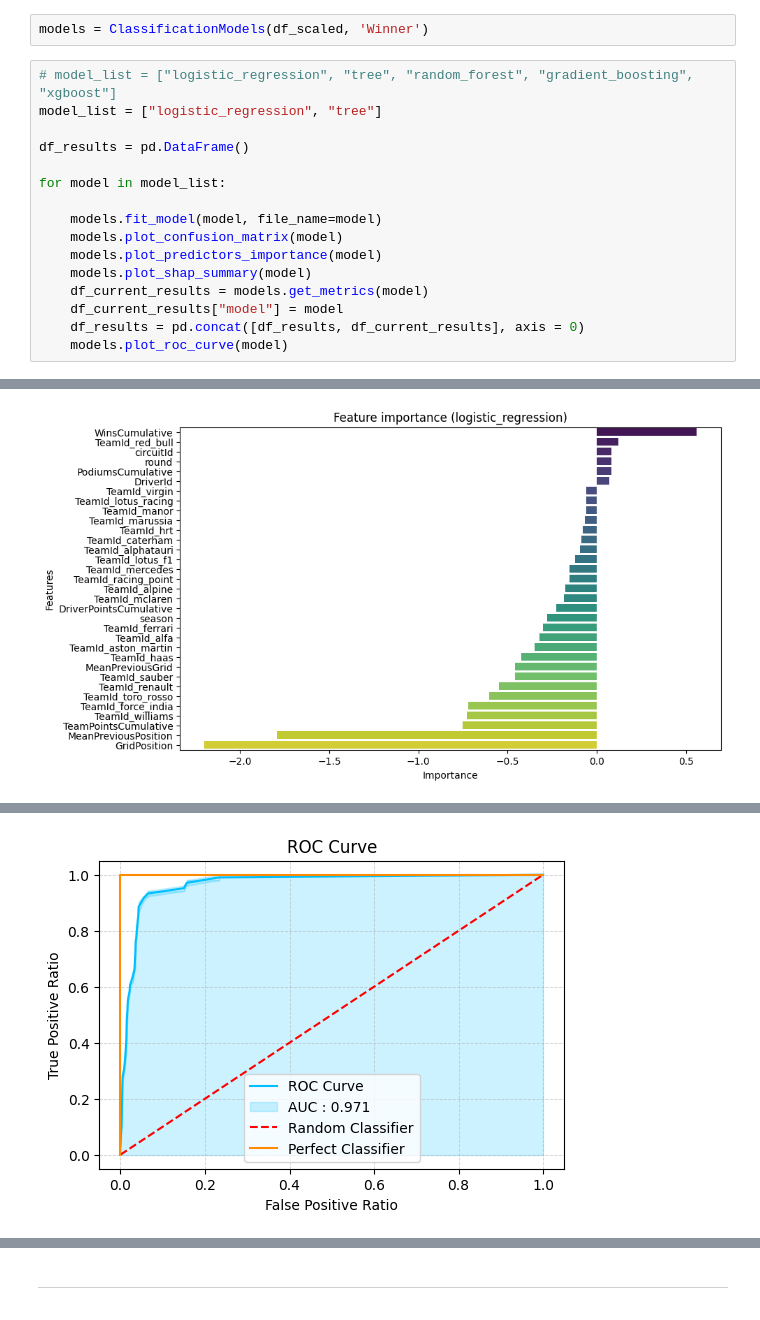
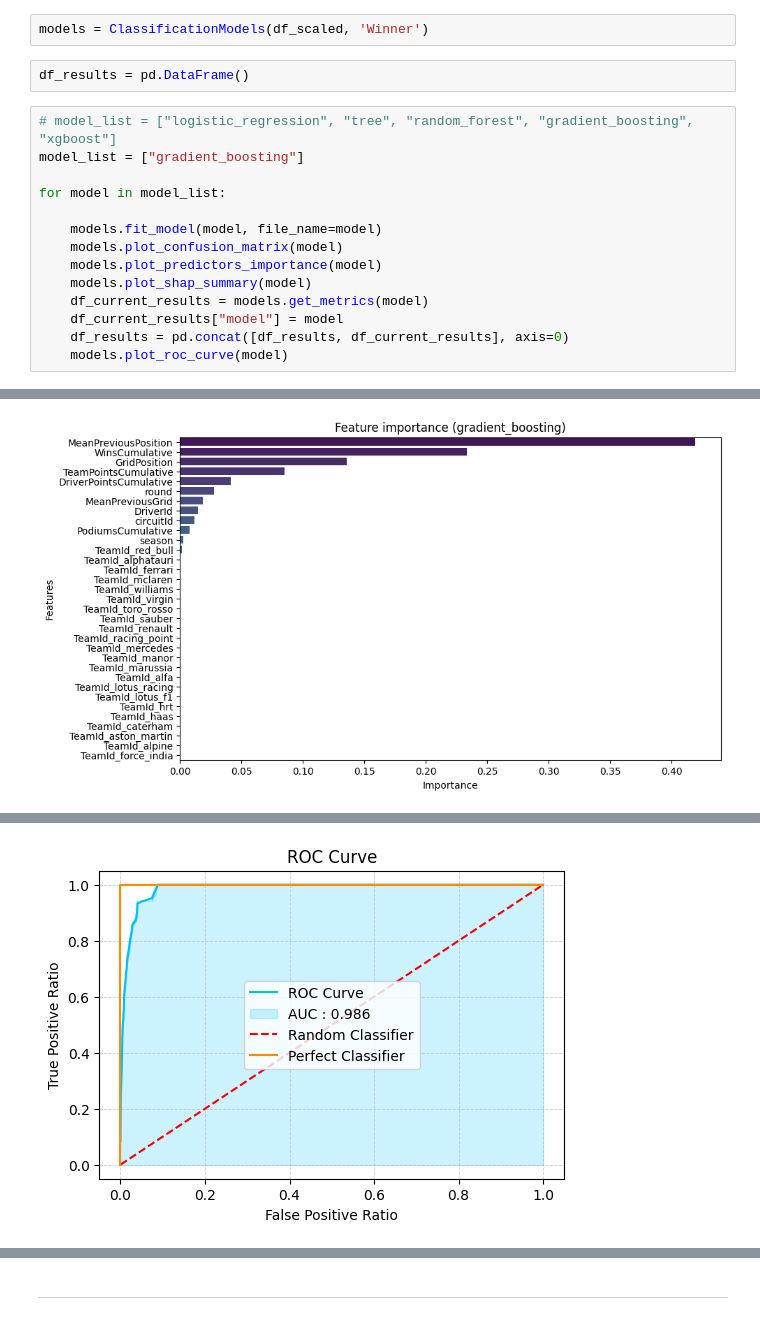
Before and after one commit to SupernovaIa/Formula-1-ML-Project, a Jupyter notebook: notebook/B2-Model-Classification.ipynb, the cells around one changed output, grey strips where cells are left out. Drawn from its saved outputs; the diff is of its cells as text.

Commit message:
testing classification model

```diff
--- a/notebook/B2-Model-Classification.ipynb
+++ b/notebook/B2-Model-Classification.ipynb
@@ -185,11 +185,11 @@ Estamos evaluendo un modelo que predice si un piloto ganará una carrera. En est
 Por lo tanto, trataremos mazimizar la métrica `f1_score` lo máximo posible ya que es un compromiso entre `precision`y `recall`.
 # %%
 models = ClassificationModels(df_scaled, 'Winner')
+# %%
+df_results = pd.DataFrame()
 # %%
 # model_list = ["logistic_regression", "tree", "random_forest", "gradient_boosting", "xgboost"]
-model_list = ["logistic_regression", "tree"]
-
-df_results = pd.DataFrame()
+model_list = ["gradient_boosting"]
 
 for model in model_list:
 
@@ -199,6 +199,6 @@ for model in model_list:
     models.plot_shap_summary(model)
     df_current_results = models.get_metrics(model)
     df_current_results["model"] = model
-    df_results = pd.concat([df_results, df_current_results], axis = 0)
+    df_results = pd.concat([df_results, df_current_results], axis=0)
     models.plot_roc_curve(model)
 # %% [output]
@@ -206 +206 @@ for model in model_list:
-[figure, old version]
+[figure, new version]
@@ -208 +208 @@ for model in model_list:
-[figure, old version]
+[figure, new version]
```
Also changed, not shown: parts of 8 cells of this notebook, 2 other files.
